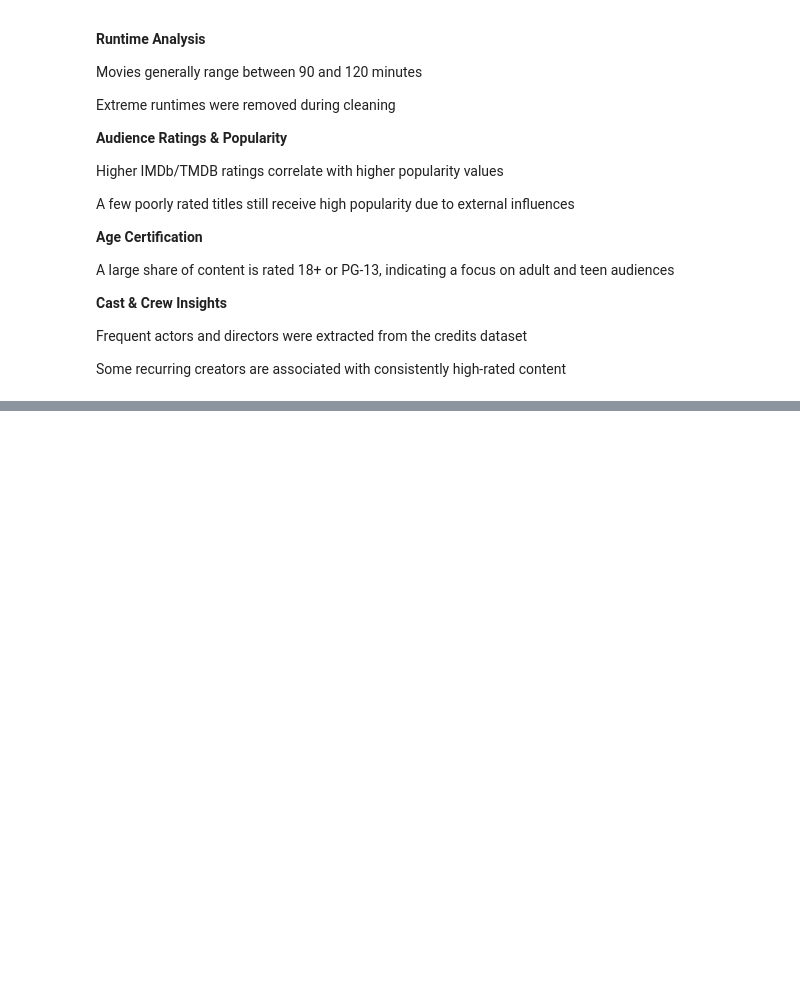
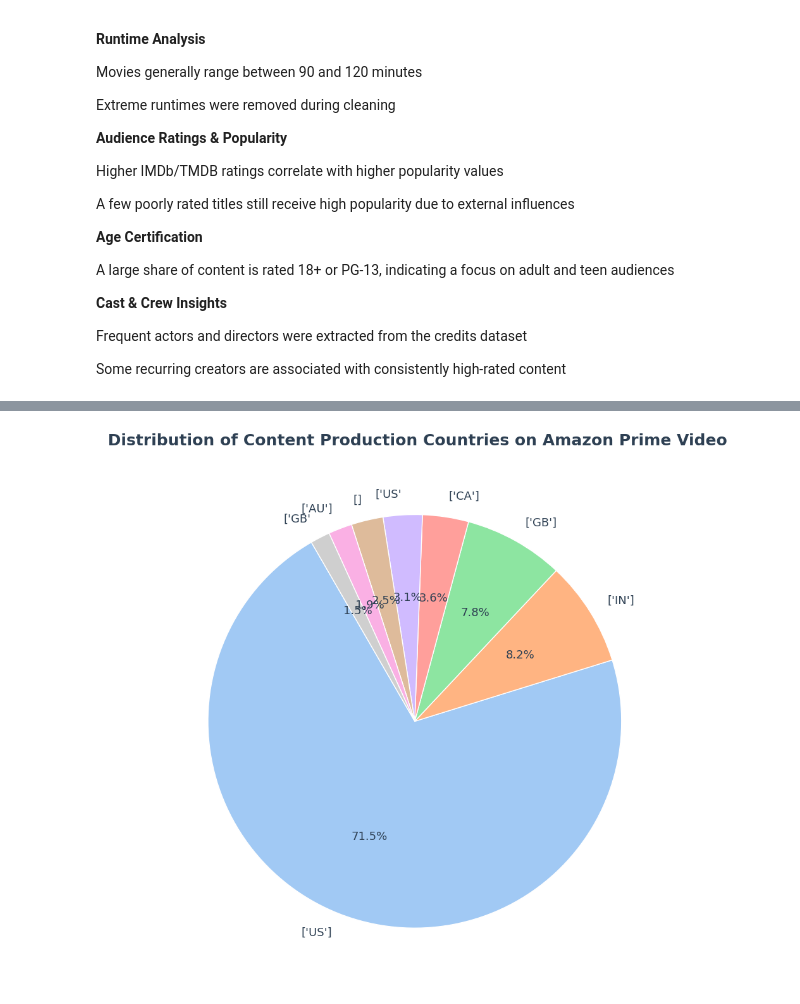
Before and after one commit to SaimaheshGangisetty/AmazonPrime-TVShows-Movies-EDA-Project, a Jupyter notebook: AmazonPrime_TVShows_Movies_EDA.ipynb, the cells around one changed output, grey strips where cells are left out. Saved outputs shown, nothing was run; the diff lists cells and outputs as text; code cells hidden in the pictures; blank space fills up the shorter version.

```diff
--- a/AmazonPrime_TVShows_Movies_EDA.ipynb
+++ b/AmazonPrime_TVShows_Movies_EDA.ipynb
@@ -1163,0 +1378,35 @@ df.to_csv('mydata.csv', index=False)
+# %%
+import matplotlib.pyplot as plt
+import seaborn as sns
+
+data=df
+
+# Clean and prepare data
+data['production_countries'] = data['production_countries'].fillna("Unknown")
+data['main_country'] = data['production_countries'].apply(lambda x: x.split(",")[0] if isinstance(x, str) else "Unknown")
+
+# Count top 8 countries
+country_dist = data['main_country'].value_counts().head(8)
+
+# Refined color palette (pastel theme)
+colors = sns.color_palette("pastel", n_colors=len(country_dist))
+
+# Create Pie Plot
+plt.figure(figsize=(9, 9))
+plt.pie(
+    country_dist,
+    labels=country_dist.index,
+    autopct='%1.1f%%',
+    startangle=120,
+    colors=colors,
+    textprops={'fontsize': 13, 'color': '#2E4053'}
+)
+
+# Title
+plt.title(" Distribution of Content Production Countries on Amazon Prime Video",
+          fontsize=18, fontweight="bold", color="#2E4053", pad=20)
+
+plt.tight_layout()
+plt.show()
+# %% [output]
+[figure, added]
```
Also changed, not shown: parts of 20 cells of this notebook.
